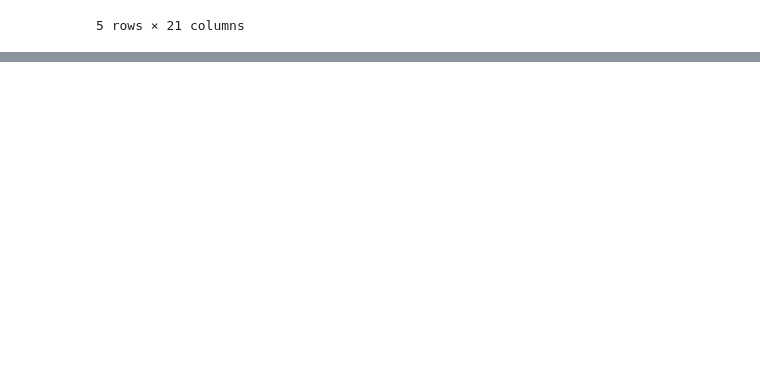
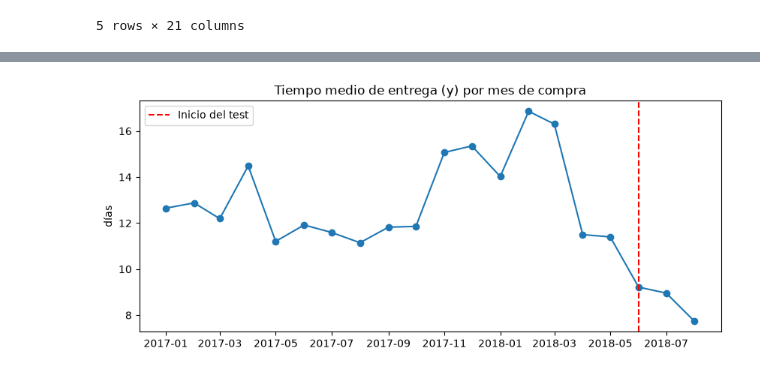
Before and after one commit to bogatyrevata/machine-learning-1, a Jupyter notebook: olist-lead-time/proyecto_lead_time.ipynb, the cells around one changed output, grey strips where cells are left out. Cells and saved outputs as stored; diff of their text form; code cells hidden in the pictures; blank space fills up the shorter version.

Commit message:
Olist: proyecto lead time completo (secciones 1-9), modelos y análisis de residuos

```diff
--- a/olist-lead-time/proyecto_lead_time.ipynb
+++ b/olist-lead-time/proyecto_lead_time.ipynb
@@ -372,0 +369,9 @@ Distancia máxima: 3399 km
+# %%
+print("Órdenes antes de limpiar y:", len(df))
+print("  y negativos:", (df["y"] < 0).sum())
+print("  y > 120 días:", (df["y"] > 120).sum())
+
+df = df[(df["y"] >= 0) & (df["y"] <= 120)].copy()
+
+print("Órdenes después de limpiar y:", len(df))
+df["y"].describe()
@@ -396,0 +766,17 @@ Distancia máxima: 3399 km
+# %%
+import matplotlib.pyplot as plt
+
+mensual = df.groupby(df["order_purchase_timestamp"].dt.to_period("M"))["y"].mean()
+mensual = mensual[mensual.index >= "2017-01"]  # se omiten los meses de 2016 con muy pocas órdenes
+mensual.index = mensual.index.to_timestamp()
+
+fig, ax = plt.subplots(figsize=(10, 4))
+ax.plot(mensual.index, mensual.values, marker="o")
+ax.axvline(pd.Timestamp("2018-06-01"), color="red", linestyle="--", label="Inicio del test")
+ax.set_title("Tiempo medio de entrega (y) por mes de compra")
+ax.set_ylabel("días")
+ax.legend()
+plt.savefig("../reports/figures/lead_time_media_mensual.png", bbox_inches="tight")
+plt.show()
+# %% [output]
+[figure, added]
```
Also changed, not shown: parts of 45 cells of this notebook, 5 other files.
